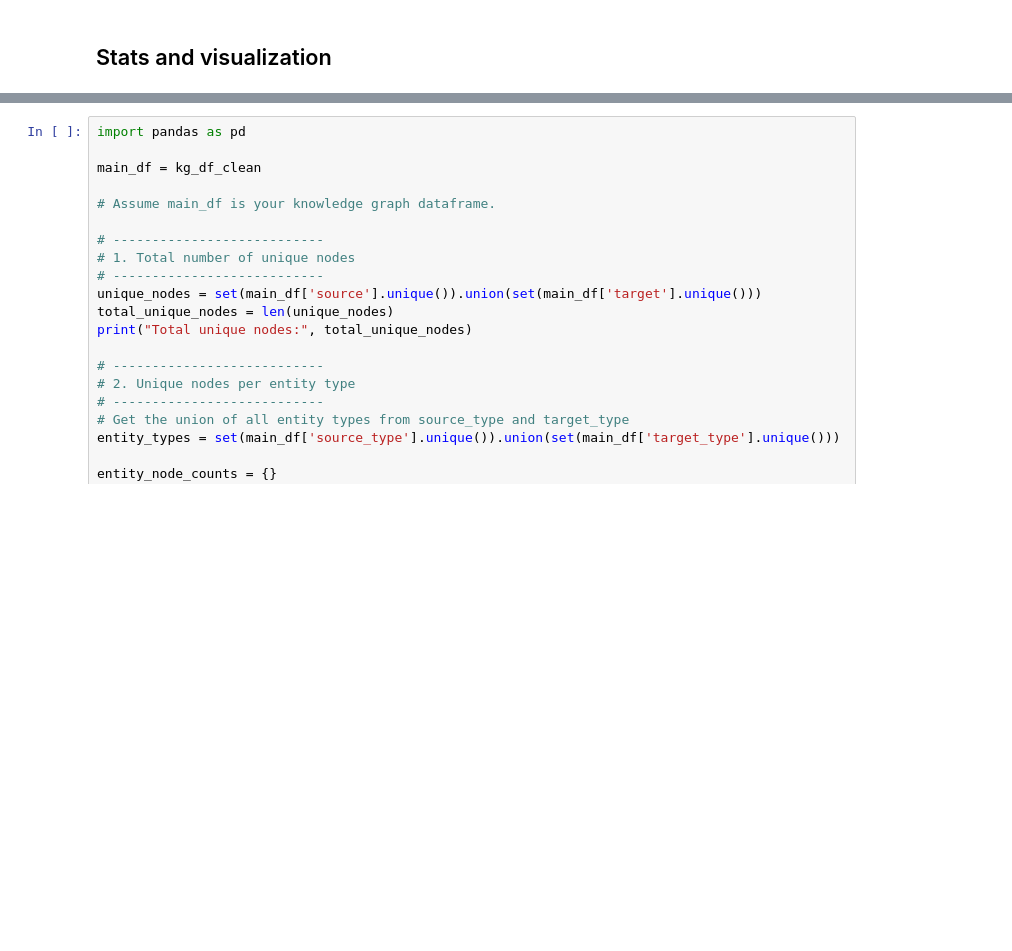
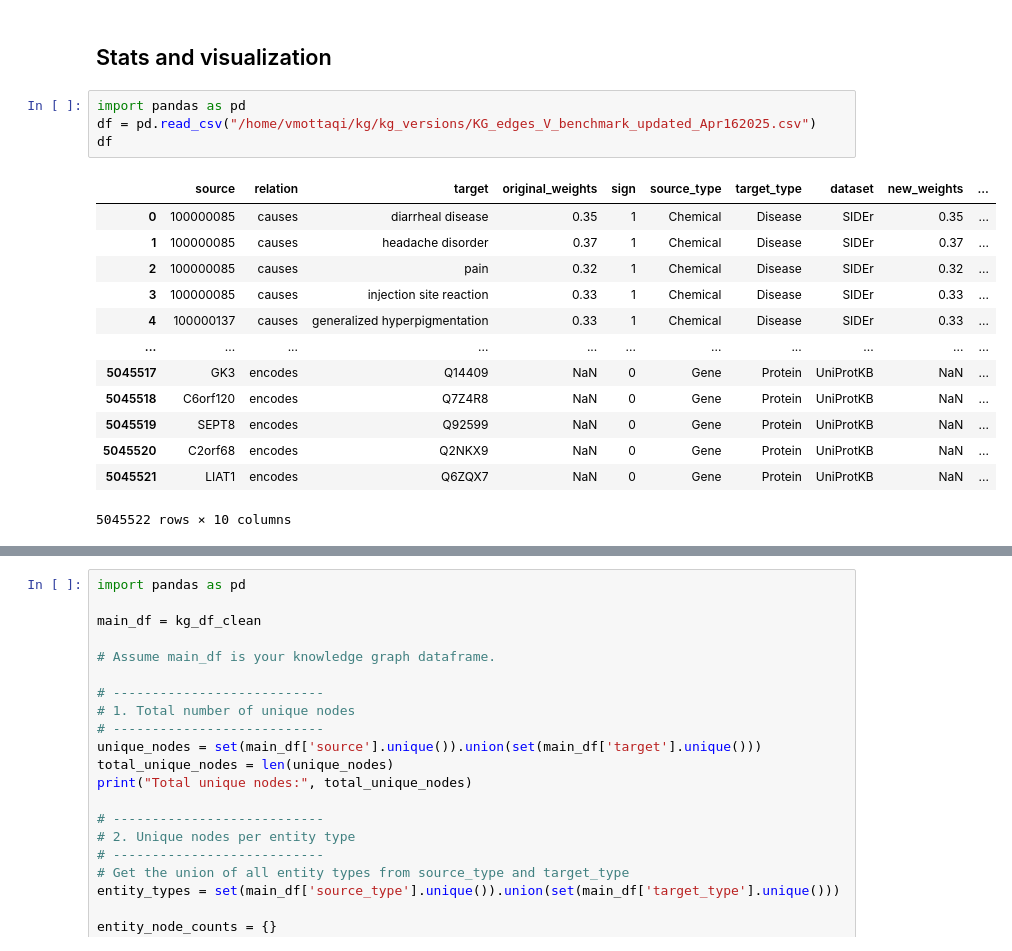
Before and after one commit to mmottaqii/KG-DrugDiscovery, a Jupyter notebook: scripts/kg_preprocessing_2.ipynb, the cells around one changed output, grey strips where cells are left out. Cells and saved outputs as stored; diff of their text form; blank space fills up the shorter version.

```diff
--- a/scripts/kg_preprocessing_2.ipynb
+++ b/scripts/kg_preprocessing_2.ipynb
@@ -2448,3 +2448,21 @@ kg_df_clean
 kg_df_clean.to_csv("/home/vmottaqi/kg/kg_versions/KG_edges_V_benchmark_updated_Apr162025.csv", index=False)
 # %% [markdown]
 ## Stats and visualization
+# %%
+import pandas as pd
+df = pd.read_csv("/home/vmottaqi/kg/kg_versions/KG_edges_V_benchmark_updated_Apr162025.csv")
+df
+# %% [output]
+|  | source | relation | target | original_weights | sign | source_type | target_type | dataset | new_weights | ... |
+| 0 | 100000085 | causes | diarrheal disease | 0.35 | 1 | Chemical | Disease | SIDEr | 0.35 | ... |
+| 1 | 100000085 | causes | headache disorder | 0.37 | 1 | Chemical | Disease | SIDEr | 0.37 | ... |
+| 2 | 100000085 | causes | pain | 0.32 | 1 | Chemical | Disease | SIDEr | 0.32 | ... |
+| 3 | 100000085 | causes | injection site reaction | 0.33 | 1 | Chemical | Disease | SIDEr | 0.33 | ... |
+| 4 | 100000137 | causes | generalized hyperpigmentation | 0.33 | 1 | Chemical | Disease | SIDEr | 0.33 | ... |
+| ... | ... | ... | ... | ... | ... | ... | ... | ... | ... | ... |
+| 5045517 | GK3 | encodes | Q14409 | NaN | 0 | Gene | Protein | UniProtKB | NaN | ... |
+| 5045518 | C6orf120 | encodes | Q7Z4R8 | NaN | 0 | Gene | Protein | UniProtKB | NaN | ... |
+| 5045519 | SEPT8 | encodes | Q92599 | NaN | 0 | Gene | Protein | UniProtKB | NaN | ... |
+| 5045520 | C2orf68 | encodes | Q2NKX9 | NaN | 0 | Gene | Protein | UniProtKB | NaN | ... |
+| 5045521 | LIAT1 | encodes | Q6ZQX7 | NaN | 0 | Gene | Protein | UniProtKB | NaN | ... |
+5045522 rows × 10 columns
```
Also changed, not shown: parts of 4 cells of this notebook.
